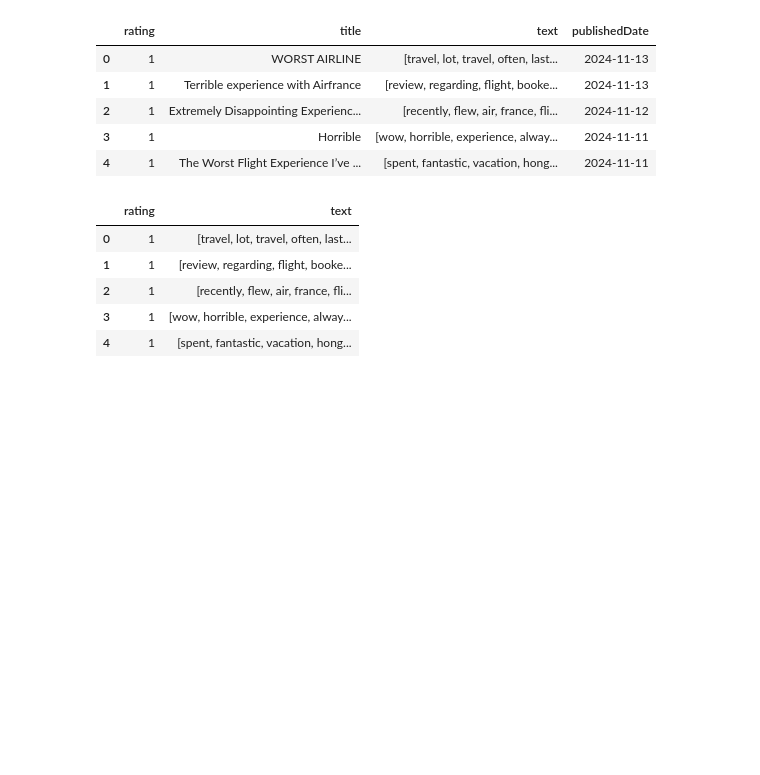
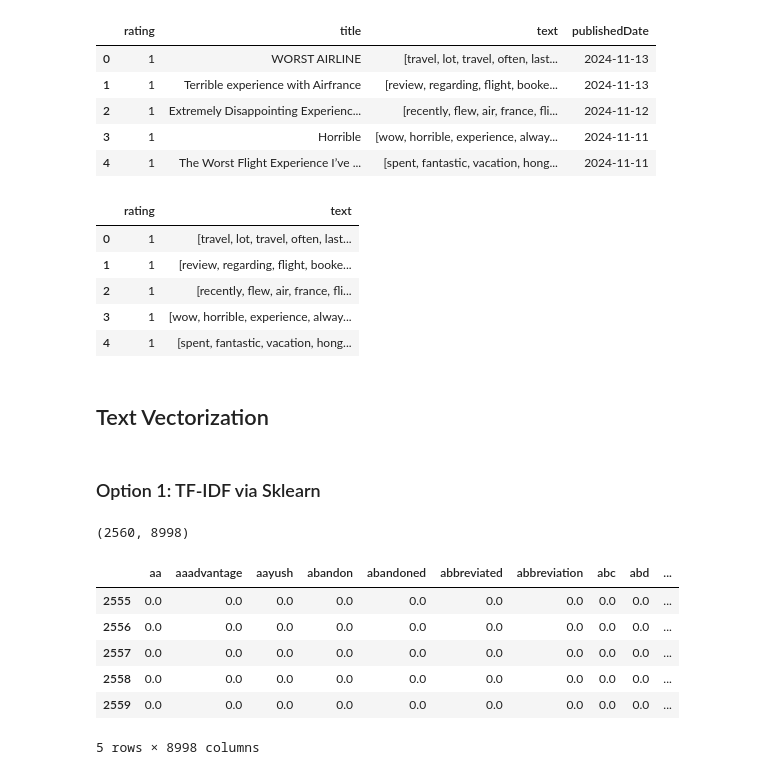
Before and after one commit to gulomovazukhrakhon/nlp-project, a Jupyter notebook: project-data-analysis.ipynb, the cells around one changed output. Saved outputs shown, nothing was run; the diff lists cells and outputs as text; code cells hidden in the pictures; blank space fills up the shorter version.

Commit message:
Kaggle Notebook | Project: Data Analysis | Version 2

```diff
--- a/project-data-analysis.ipynb
+++ b/project-data-analysis.ipynb
@@ -101,3 +120,27 @@ dataset.head()
 | 2 | 1 | [recently, flew, air, france, fli... |
 | 3 | 1 | [wow, horrible, experience, alway... |
 | 4 | 1 | [spent, fantastic, vacation, hong... |
+# %% [markdown]
+## Text Vectorization
+# %% [markdown]
+### Option 1: TF-IDF via Sklearn
+# %%
+dataset['cleaned_text'] = dataset['text'].apply(" ".join)
+documents = [item for item in dataset['cleaned_text']]
+# %%
+vectorizer = TfidfVectorizer()
+X = vectorizer.fit_transform(documents)
+X.shape
+# %% [output]
+(2560, 8998)
+# %%
+tfidf_df = pd.DataFrame(X.toarray(), columns=vectorizer.get_feature_names_out())
+tfidf_df.tail()
+# %% [output]
+|  | aa | aaadvantage | aayush | abandon | abandoned | abbreviated | abbreviation | abc | abd | ... |
+| 2555 | 0.0 | 0.0 | 0.0 | 0.0 | 0.0 | 0.0 | 0.0 | 0.0 | 0.0 | ... |
+| 2556 | 0.0 | 0.0 | 0.0 | 0.0 | 0.0 | 0.0 | 0.0 | 0.0 | 0.0 | ... |
+| 2557 | 0.0 | 0.0 | 0.0 | 0.0 | 0.0 | 0.0 | 0.0 | 0.0 | 0.0 | ... |
+| 2558 | 0.0 | 0.0 | 0.0 | 0.0 | 0.0 | 0.0 | 0.0 | 0.0 | 0.0 | ... |
+| 2559 | 0.0 | 0.0 | 0.0 | 0.0 | 0.0 | 0.0 | 0.0 | 0.0 | 0.0 | ... |
+5 rows × 8998 columns
```
Also changed, not shown: parts of 10 cells of this notebook.
